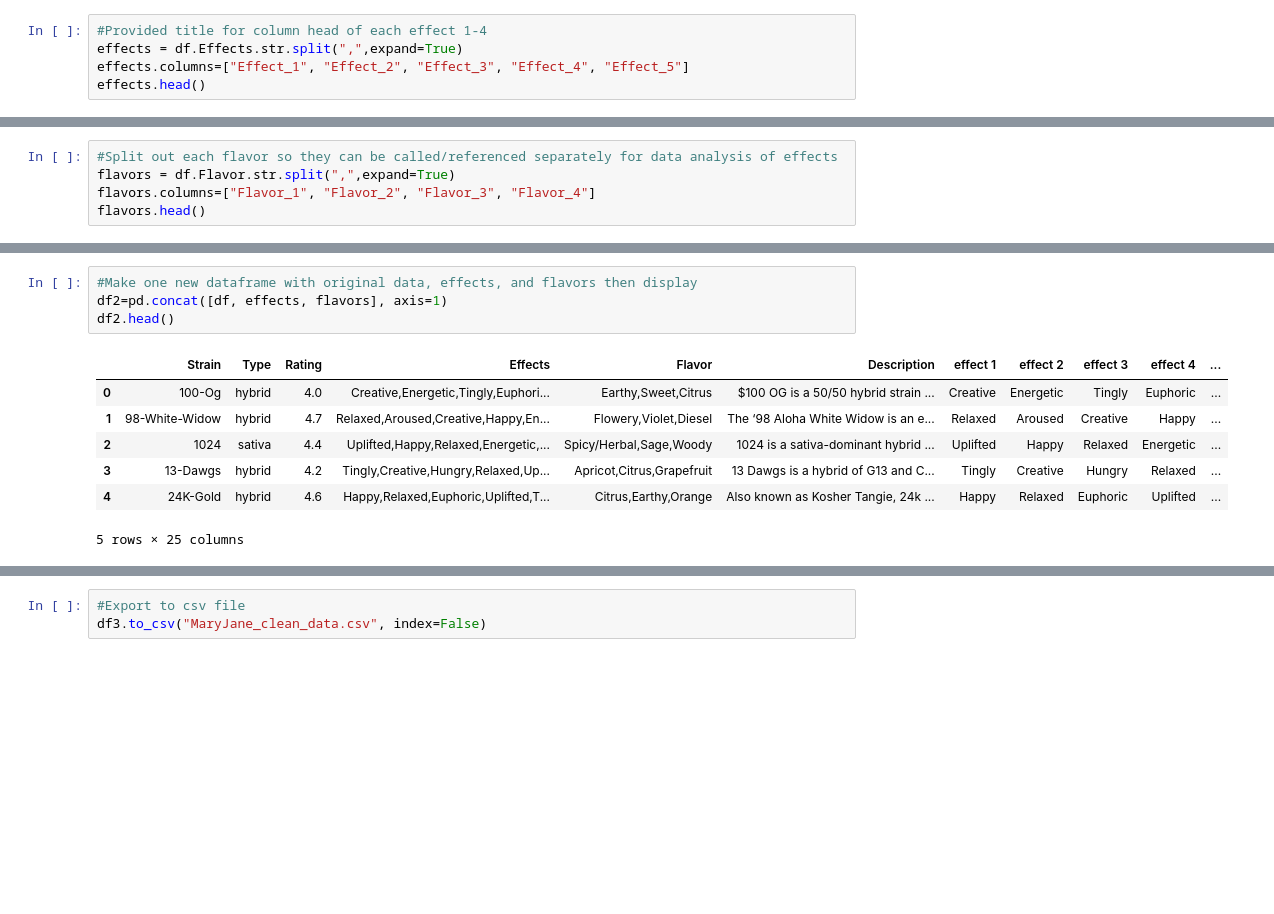
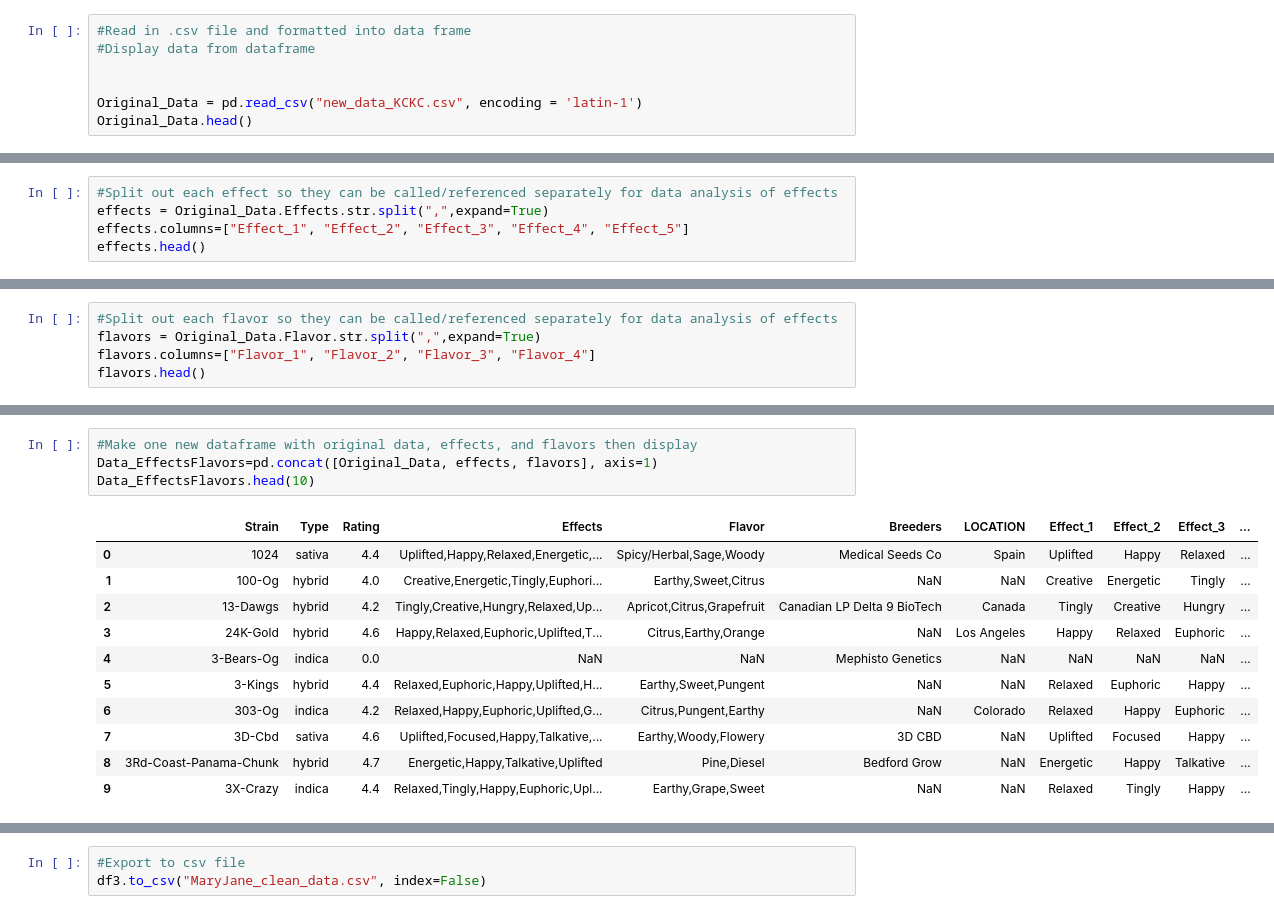
Before and after one commit to Berli85/SMU-Project-1-MaryJane, a Jupyter notebook: KimChi Work/Project 1 Team 2 data KCKC.ipynb, the cells around one changed output, grey strips where cells are left out. Saved outputs shown, nothing was run; the diff lists cells and outputs as text; blank space fills up the shorter version.

```diff
--- a/KimChi Work/Project 1 Team 2 data KCKC.ipynb
+++ b/KimChi Work/Project 1 Team 2 data KCKC.ipynb
@@ -32,6 +6,8 @@ df.Effects.str.split(",",expand=True)
 # %%
-#Provided title for column head of each effect 1-4
-effects = df.Effects.str.split(",",expand=True)
-effects.columns=["Effect_1", "Effect_2", "Effect_3", "Effect_4", "Effect_5"]
-effects.head()
+#Read in .csv file and formatted into data frame
+#Display data from dataframe
+
+
+Original_Data = pd.read_csv("new_data_KCKC.csv", encoding = 'latin-1')
+Original_Data.head()
 # %% [output]
@@ -43,0 +20,5 @@ effects.head()
+# %%
+#Split out each effect so they can be called/referenced separately for data analysis of effects
+effects = Original_Data.Effects.str.split(",",expand=True)
+effects.columns=["Effect_1", "Effect_2", "Effect_3", "Effect_4", "Effect_5"]
+effects.head()
@@ -44,6 +32,6 @@ effects.head()
 # %%
 #Split out each flavor so they can be called/referenced separately for data analysis of effects
-flavors = df.Flavor.str.split(",",expand=True)
+flavors = Original_Data.Flavor.str.split(",",expand=True)
 flavors.columns=["Flavor_1", "Flavor_2", "Flavor_3", "Flavor_4"]
 flavors.head()
 # %% [output]
@@ -88,13 +77,17 @@ pd.concat([df, effects, flavors], axis=1)
 # %%
 #Make one new dataframe with original data, effects, and flavors then display
-df2=pd.concat([df, effects, flavors], axis=1)
-df2.head()
+Data_EffectsFlavors=pd.concat([Original_Data, effects, flavors], axis=1)
+Data_EffectsFlavors.head(10)
 # %% [output]
-|  | Strain | Type | Rating | Effects | Flavor | Description | effect 1 | effect 2 | effect 3 | effect 4 | ... |
-| 0 | 100-Og | hybrid | 4.0 | Creative,Energetic,Tingly,Euphori... | Earthy,Sweet,Citrus | $100 OG is a 50/50 hybrid strain ... | Creative | Energetic | Tingly | Euphoric | ... |
-| 1 | 98-White-Widow | hybrid | 4.7 | Relaxed,Aroused,Creative,Happy,En... | Flowery,Violet,Diesel | The ‘98 Aloha White Widow is an e... | Relaxed | Aroused | Creative | Happy | ... |
-| 2 | 1024 | sativa | 4.4 | Uplifted,Happy,Relaxed,Energetic,... | Spicy/Herbal,Sage,Woody | 1024 is a sativa-dominant hybrid ... | Uplifted | Happy | Relaxed | Energetic | ... |
-| 3 | 13-Dawgs | hybrid | 4.2 | Tingly,Creative,Hungry,Relaxed,Up... | Apricot,Citrus,Grapefruit | 13 Dawgs is a hybrid of G13 and C... | Tingly | Creative | Hungry | Relaxed | ... |
-| 4 | 24K-Gold | hybrid | 4.6 | Happy,Relaxed,Euphoric,Uplifted,T... | Citrus,Earthy,Orange | Also known as Kosher Tangie, 24k ... | Happy | Relaxed | Euphoric | Uplifted | ... |
+|  | Strain | Type | Rating | Effects | Flavor | Breeders | LOCATION | Effect_1 | Effect_2 | Effect_3 | ... |
+| 0 | 1024 | sativa | 4.4 | Uplifted,Happy,Relaxed,Energetic,... | Spicy/Herbal,Sage,Woody | Medical Seeds Co | Spain | Uplifted | Happy | Relaxed | ... |
+| 1 | 100-Og | hybrid | 4.0 | Creative,Energetic,Tingly,Euphori... | Earthy,Sweet,Citrus | NaN | NaN | Creative | Energetic | Tingly | ... |
+| 2 | 13-Dawgs | hybrid | 4.2 | Tingly,Creative,Hungry,Relaxed,Up... | Apricot,Citrus,Grapefruit | Canadian LP Delta 9 BioTech | Canada | Tingly | Creative | Hungry | ... |
+| 3 | 24K-Gold | hybrid | 4.6 | Happy,Relaxed,Euphoric,Uplifted,T... | Citrus,Earthy,Orange | NaN | Los Angeles | Happy | Relaxed | Euphoric | ... |
+| 4 | 3-Bears-Og | indica | 0.0 | NaN | NaN | Mephisto Genetics | NaN | NaN | NaN | NaN | ... |
+| 5 | 3-Kings | hybrid | 4.4 | Relaxed,Euphoric,Happy,Uplifted,H... | Earthy,Sweet,Pungent | NaN | NaN | Relaxed | Euphoric | Happy | ... |
+| 6 | 303-Og | indica | 4.2 | Relaxed,Happy,Euphoric,Uplifted,G... | Citrus,Pungent,Earthy | NaN | Colorado | Relaxed | Happy | Euphoric | ... |
+| 7 | 3D-Cbd | sativa | 4.6 | Uplifted,Focused,Happy,Talkative,... | Earthy,Woody,Flowery | 3D CBD | NaN | Uplifted | Focused | Happy | ... |
+| 8 | 3Rd-Coast-Panama-Chunk | hybrid | 4.7 | Energetic,Happy,Talkative,Uplifted | Pine,Diesel | Bedford Grow | NaN | Energetic | Happy | Talkative | ... |
+| 9 | 3X-Crazy | indica | 4.4 | Relaxed,Tingly,Happy,Euphoric,Upl... | Earthy,Grape,Sweet | NaN | NaN | Relaxed | Tingly | Happy | ... |
-5 rows × 25 columns
 # %%
```
Also changed, not shown: parts of 39 cells of this notebook, 5 other files.
